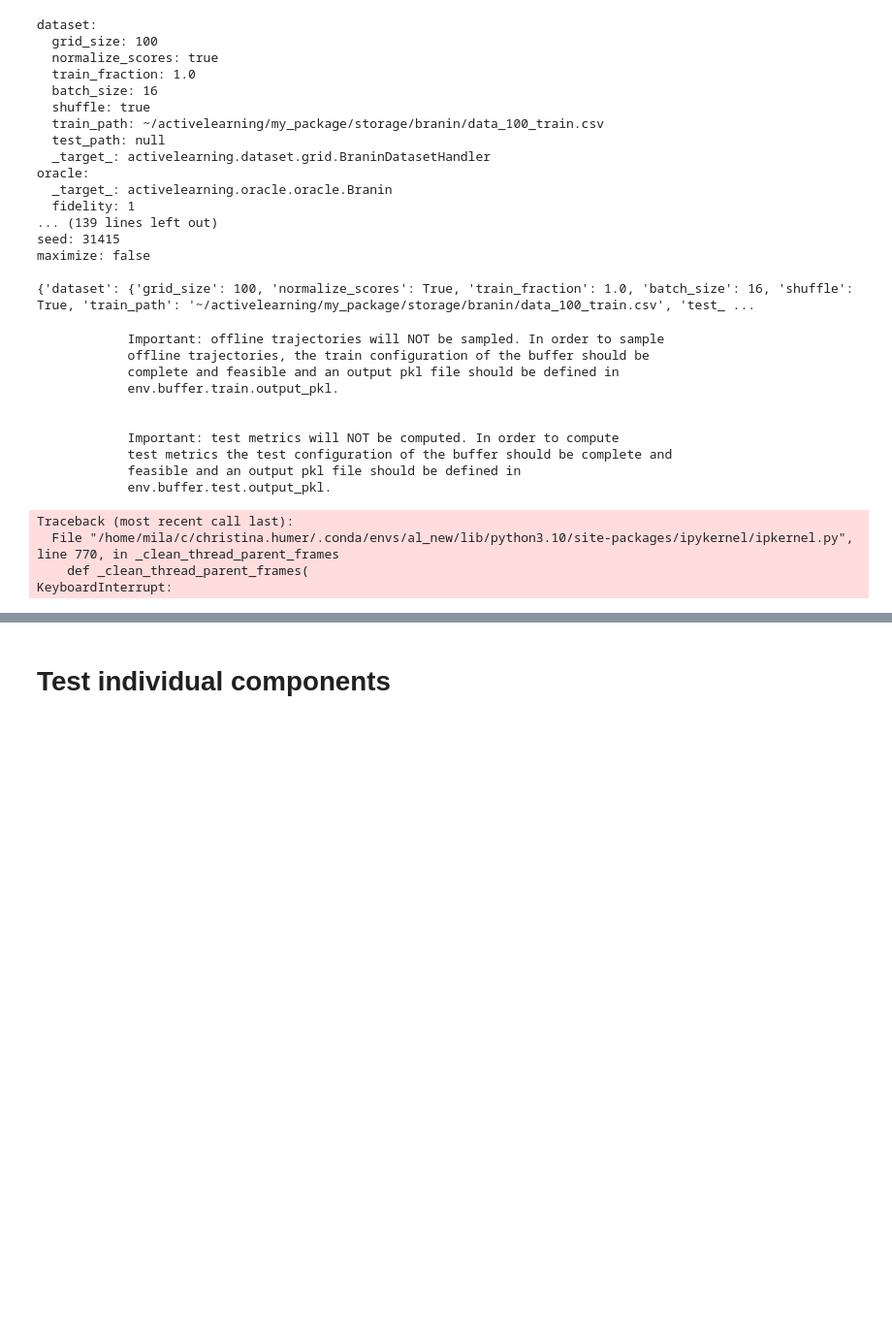
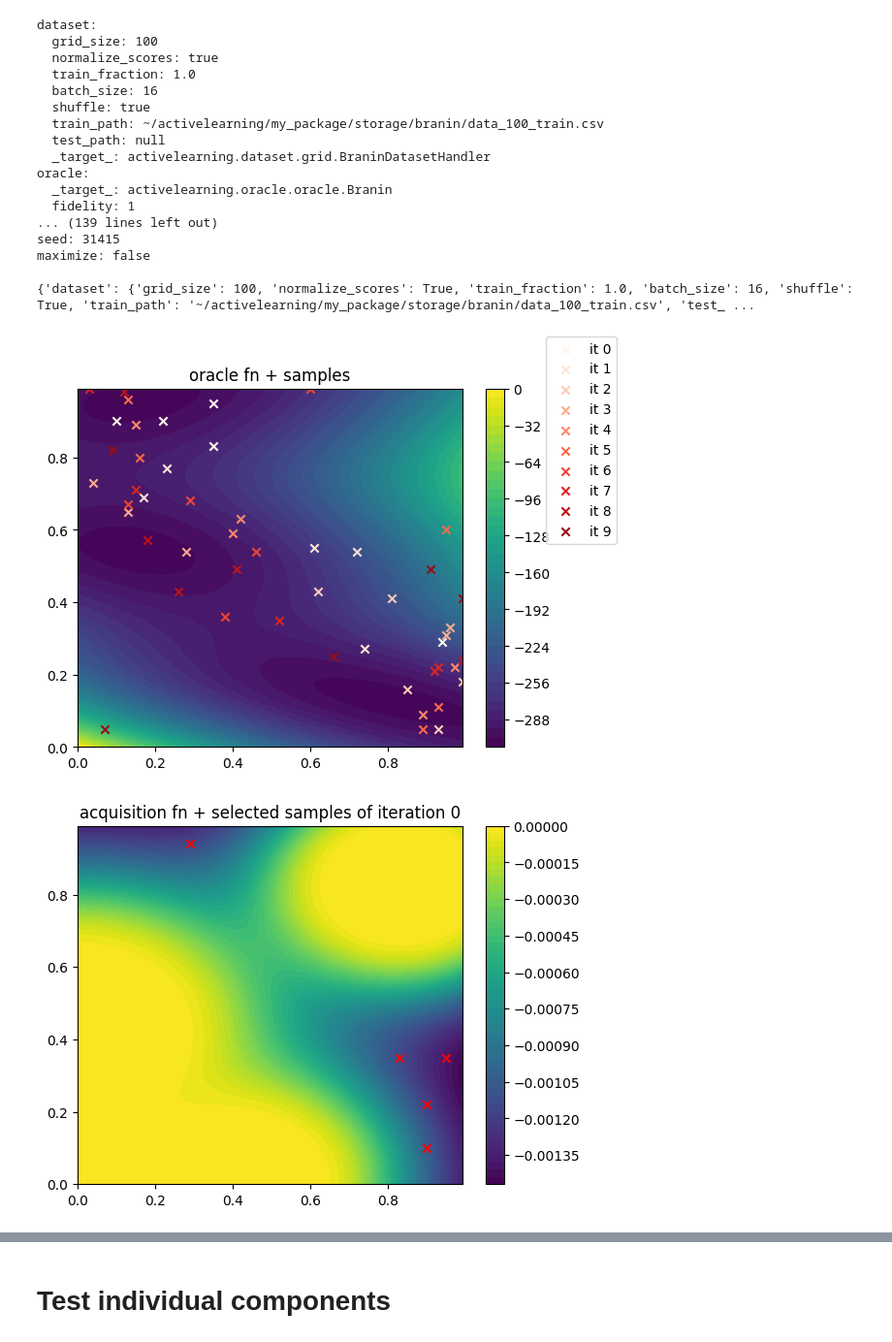
Before and after one commit to alexhernandezgarcia/activelearning, a Jupyter notebook: test_branin.ipynb, the cells around one changed output, grey strips where cells are left out. Shown at 97% size. Saved outputs shown, nothing was run; the diff lists cells and outputs as text; code cells hidden in the pictures; blank space fills up the shorter version.

```diff
--- a/test_branin.ipynb
+++ b/test_branin.ipynb
@@ -164,19 +164,19 @@ for i in range(n_iterations):
 
     # Sampler (e.g., GFlowNet, or Random Sampler)
     # also starts with a clean slate; TODO: experiment with NOT training from scratch
-    # sampler = RandomSampler(acq_fn)
+    sampler = RandomSampler(acq_fn)
     # sampler = GreedySampler(
     #     acq_fn,
     #     device=device,
     #     float_precision=float_prec,
     # )
-    sampler = hydra.utils.instantiate(
-        config.sampler,
-        acquisition=acq_fn,
-        device=device,
-        float_precision=float_prec,
-        _recursive_=False,
-    )
+    # sampler = hydra.utils.instantiate(
+    #     config.sampler,
+    #     acquisition=acq_fn,
+    #     device=device,
+    #     float_precision=float_prec,
+    #     _recursive_=False,
+    # )
 
     sampler.fit()  # only necessary for samplers that train a model
 
@@ -215,44 +215,32 @@ for i in range(n_iterations):
 
     if plotter is not None:
         ax_oracle.scatter(
             x=filtered_samples[:, 0].cpu(),
             y=filtered_samples[:, 1].cpu(),
             c=cm.to_hex(colors(i / n_iterations)),
             marker="x",
             label="it %i" % i,
         )
 
     scores = oracle(filtered_samples.clone())
     dataset_handler.update_dataset(filtered_samples.cpu(), scores.cpu())
     best_scores.append(scores.min().cpu())
     if logger is not None:
         logger.log_metric(scores.min().cpu(), "best_score")
 
 if ax_oracle is not None:
     fig_oracle.legend()
     ax_oracle.set_title("oracle fn + samples")
     plotter.log_figure(fig_oracle, key="oracle")
 
 
 fig = plt.figure()
 plt.plot(best_scores)
 plt.xlabel("iterations")
 plt.ylabel("scores")
 plt.title("Best Score in each iteration")
 if plotter is not None:
     plotter.log_figure(fig, key="best_scores")
 # %% [output]
-            Important: offline trajectories will NOT be sampled. In order to sample
-            offline trajectories, the train configuration of the buffer should be
-            complete and feasible and an output pkl file should be defined in
-            env.buffer.train.output_pkl.
-
-
-            Important: test metrics will NOT be computed. In order to compute
-            test metrics the test configuration of the buffer should be complete and
-            feasible and an output pkl file should be defined in
-            env.buffer.test.output_pkl.
-Traceback (most recent call last):
-  File "/home/mila/c/christina.humer/.conda/envs/al_new/lib/python3.10/site-packages/ipykernel/ipkernel.py", line 770, in _clean_thread_parent_frames
-    def _clean_thread_parent_frames(
-KeyboardInterrupt:
+[figure, added]
+[figure, added]
```
Also changed, not shown: parts of 1 cell of this notebook, 9 other files.
